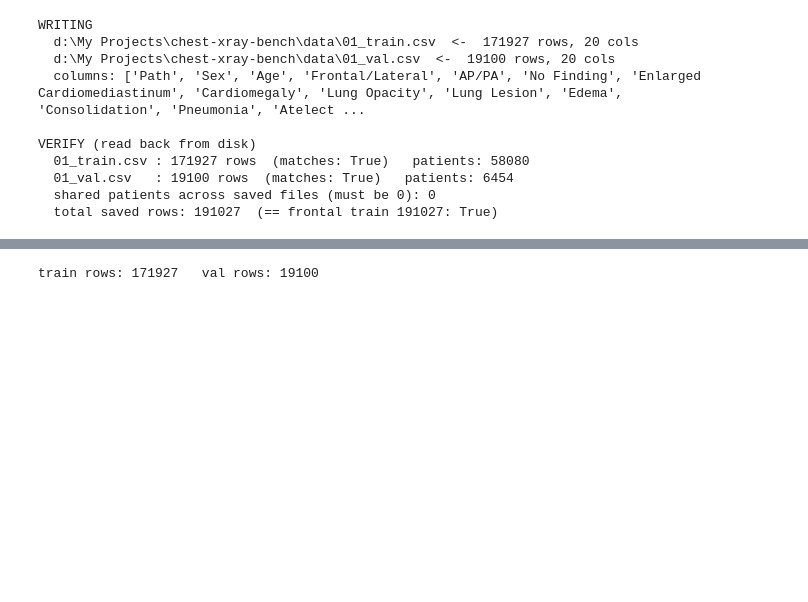
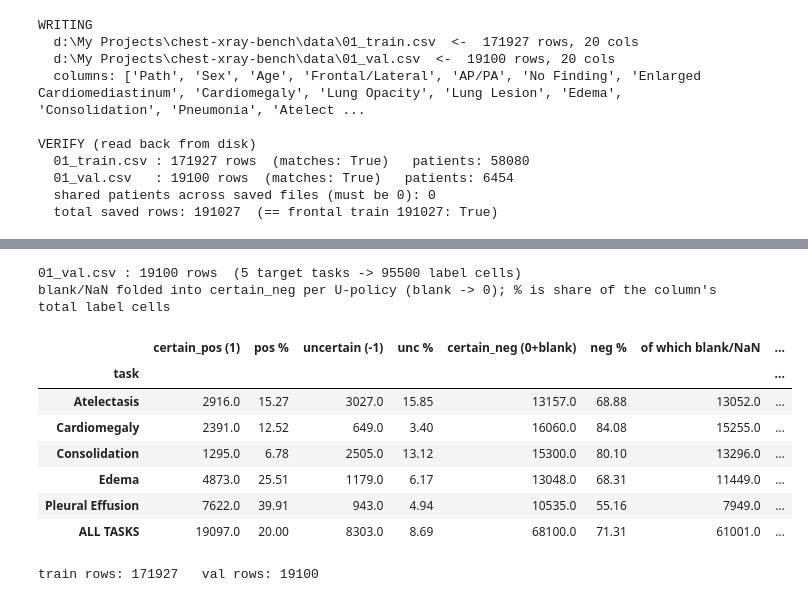
Before and after one commit to mamounyosef/chest-xray-bench, a Jupyter notebook: data_code/chexpert/02_splits_dataset.ipynb, the cells around one changed output, grey strips where cells are left out. Saved outputs shown, nothing was run; the diff lists cells and outputs as text; code cells hidden in the pictures; blank space fills up the shorter version.

```diff
--- a/data_code/chexpert/02_splits_dataset.ipynb
+++ b/data_code/chexpert/02_splits_dataset.ipynb
@@ -102,3 +158,55 @@ VERIFY (read back from disk)
+# %%
+# Exact label-value counts in the saved 01_val.csv, per target task + totals. (self-contained)
+# Raw CheXpert values: 1 = certain_pos, -1 = uncertain, 0 = certain_neg, blank/NaN = no mention.
+# Per locked policy, blank/NaN is treated as a negative (no disease) -> folded into certain_neg.
+import pandas as pd
+from pathlib import Path
+
+VAL_CSV = Path(r"d:\My Projects\chest-xray-bench\data\chexpert\01_val.csv")
+TASKS   = ["Atelectasis", "Cardiomegaly", "Consolidation", "Edema", "Pleural Effusion"]
+
+val_lbl = pd.read_csv(VAL_CSV)
+
+rows = []
+for t in TASKS:
+    col = val_lbl[t]
+    pos = int((col == 1).sum())      # certain positive
+    unc = int((col == -1).sum())     # uncertain
+    neg = int((col == 0).sum())      # explicit certain negative
+    blank = int(col.isna().sum())    # no mention -> treated as negative
+    tot = pos + unc + neg + blank    # == len(val_lbl)
+    rows.append({
+        "task": t,
+        "certain_pos (1)":  pos,   "pos %":   round(100 * pos / tot, 2),
+        "uncertain (-1)":   unc,   "unc %":   round(100 * unc / tot, 2),
+        "certain_neg (0+blank)": neg + blank, "neg %": round(100 * (neg + blank) / tot, 2),
+        "  of which blank/NaN": blank,
+        "total": tot,
+    })
+
+counts = pd.DataFrame(rows).set_index("task")
+totals = counts.sum()
+# recompute the ALL-TASKS percentages off the summed counts (not a sum of percentages)
+grand = totals["total"]
+totals["pos %"] = round(100 * totals["certain_pos (1)"] / grand, 2)
+totals["unc %"] = round(100 * totals["uncertain (-1)"] / grand, 2)
+totals["neg %"] = round(100 * totals["certain_neg (0+blank)"] / grand, 2)
+counts.loc["ALL TASKS"] = totals
+
+print(f"01_val.csv : {len(val_lbl)} rows  ({len(TASKS)} target tasks -> {len(val_lbl)*len(TASKS)} label cells)")
+print("blank/NaN folded into certain_neg per U-policy (blank -> 0); % is share of the column's total label cells")
+display(counts)
+# %% [output]
+01_val.csv : 19100 rows  (5 target tasks -> 95500 label cells)
+blank/NaN folded into certain_neg per U-policy (blank -> 0); % is share of the column's total label cells
+|  | certain_pos (1) | pos % | uncertain (-1) | unc % | certain_neg (0+blank) | neg % | of which blank/NaN | ... |
+| task |  |  |  |  |  |  |  | ... |
+| Atelectasis | 2916.0 | 15.27 | 3027.0 | 15.85 | 13157.0 | 68.88 | 13052.0 | ... |
+| Cardiomegaly | 2391.0 | 12.52 | 649.0 | 3.40 | 16060.0 | 84.08 | 15255.0 | ... |
+| Consolidation | 1295.0 | 6.78 | 2505.0 | 13.12 | 15300.0 | 80.10 | 13296.0 | ... |
+| Edema | 4873.0 | 25.51 | 1179.0 | 6.17 | 13048.0 | 68.31 | 11449.0 | ... |
+| Pleural Effusion | 7622.0 | 39.91 | 943.0 | 4.94 | 10535.0 | 55.16 | 7949.0 | ... |
+| ALL TASKS | 19097.0 | 20.00 | 8303.0 | 8.69 | 68100.0 | 71.31 | 61001.0 | ... |
 # %%
 # Per-class distribution comparison: train vs val (U-Ones positives)
 import matplotlib.pyplot as plt
```
Also changed, not shown: parts of 2 cells of this notebook, 1 other file.
